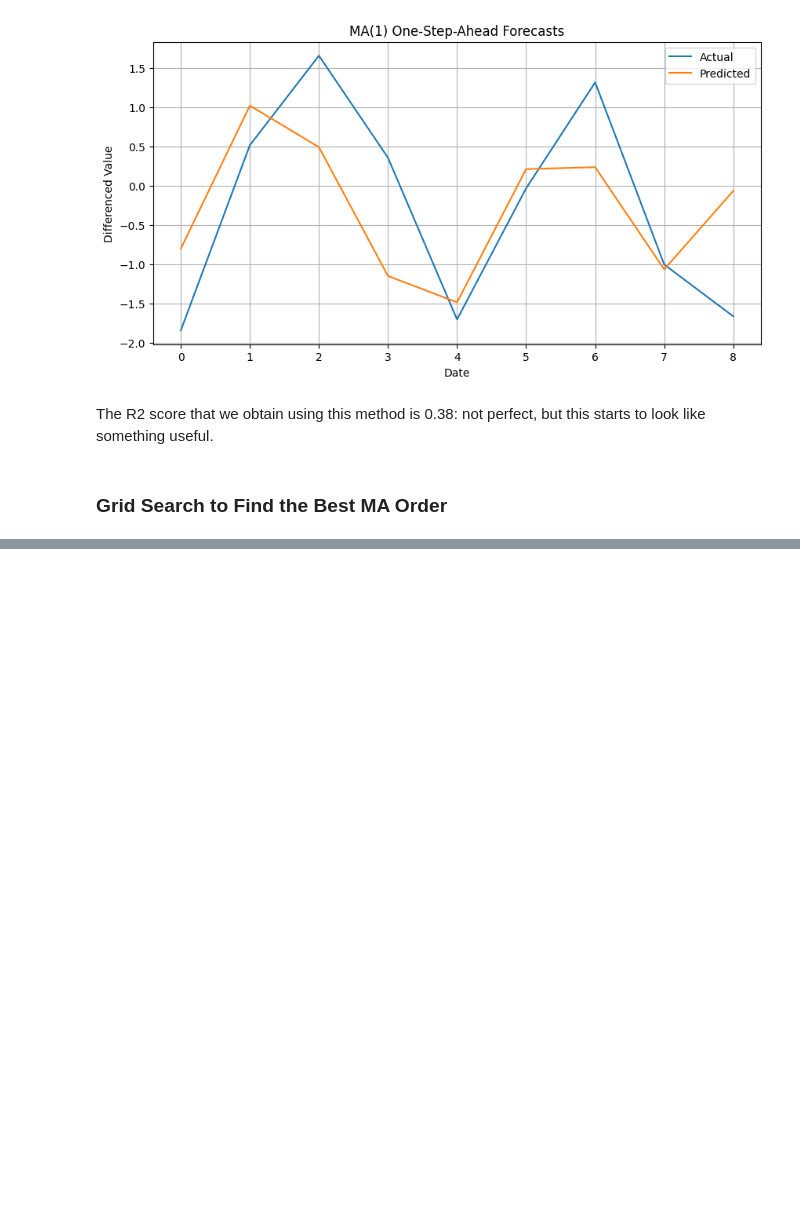
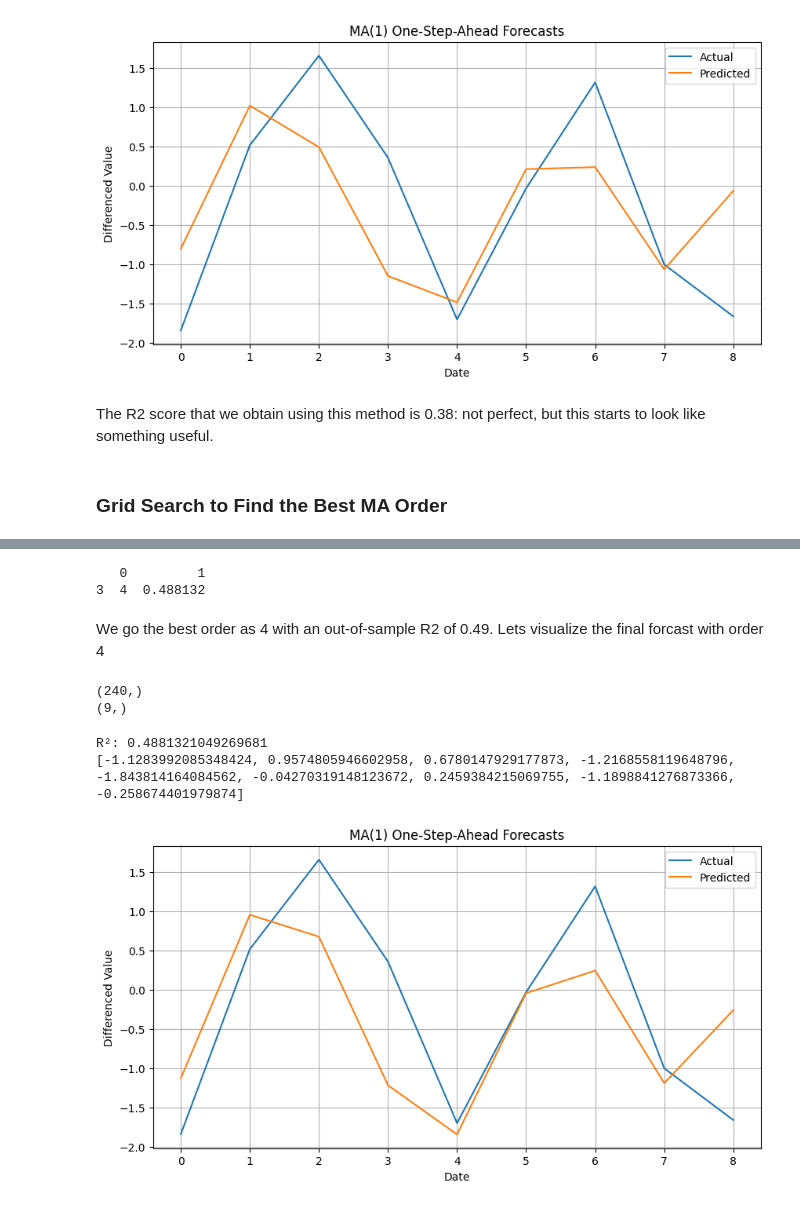
Before and after one commit to Udeani4/time_series_analysis, a Jupyter notebook: UNIVARIATE_TIME_SERIES/movingaverage.ipynb, the cells around one changed output, grey strips where cells are left out. Cells and saved outputs as stored; diff of their text form; code cells hidden in the pictures; blank space fills up the shorter version.

Commit message:
Moving Average model complete

```diff
--- a/UNIVARIATE_TIME_SERIES/movingaverage.ipynb
+++ b/UNIVARIATE_TIME_SERIES/movingaverage.ipynb
@@ -301,0 +332,79 @@ to look like something useful.
+# %%
+import warnings
+warnings.filterwarnings('ignore')
+
+scores = []
+for i in range(1, 21):
+    scores.append((i, evaluate2(i)))
+
+# observe best order is 4 with R2 of 0.566
+scores = pd.DataFrame(scores)
+print(scores[scores[1] == scores.max()[1]])
+# %% [output]
+   0         1
+3  4  0.488132
+# %% [markdown]
+We go the best order as 4 with an out-of-sample R2 of 0.49. Lets visualize the final forcast with order 4
+# %%
+import pandas as pd
+import matplotlib.pyplot as plt
+from statsmodels.tsa.arima.model import ARIMA
+from sklearn.metrics import r2_score
+
+# Make sure data is a Series
+data = data.squeeze().astype(float)
+
+# Difference the prices
+diff_data = data.diff().dropna()
+
+# Create train and test
+train_n = diff_data.iloc[:240].reset_index(drop=True)
+test_n = diff_data.iloc[240:250].reset_index(drop=True)
+
+print(train_n.shape)
+print(test_n.shape)
+# %% [output]
+(240,)
+(9,)
+# %%
+import warnings
+warnings.filterwarnings('ignore')
+
+# Store forecasts
+fcst = []
+
+for step in range(len(test_n)):
+
+    # Fit MA(1)
+    mod = ARIMA(train_n, order=(0,0,4)) ## The order=(p, d, q). Where p=autoregressive term, d=differencing, q=moving average
+    res = mod.fit()
+
+    # One-step-ahead forecast
+    pred = res.forecast(steps=1)
+
+    # Store forecast
+    fcst += list(pred)
+
+    # Add the actual observation to training data
+    train_n.loc[len(train_n)] = test_n.iloc[step]
+
+# Evaluate
+print("R²:", r2_score(test_n.values, fcst))
+print(fcst)
+
+# Plot
+plt.figure(figsize=(10, 5))
+
+plt.plot(test_n.index, test_n.values, label='Actual')
+plt.plot(test_n.index, fcst, label='Predicted')
+
+plt.xlabel('Date')
+plt.ylabel('Differenced Value')
+plt.title('MA(1) One-Step-Ahead Forecasts')
+plt.legend()
+plt.grid(True)
+plt.show()
+# %% [output]
+R²: 0.4881321049269681
+[-1.1283992085348424, 0.9574805946602958, 0.6780147929177873, -1.2168558119648796, -1.843814164084562, -0.04270319148123672, 0.2459384215069755, -1.1898841276873366, -0.258674401979874]
+[figure, added]
```
Also changed, not shown: parts of 4 cells of this notebook.
